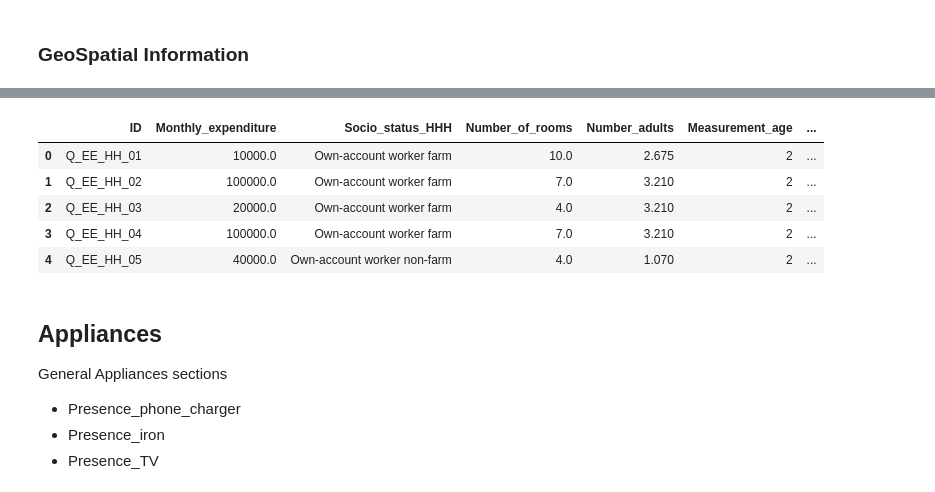
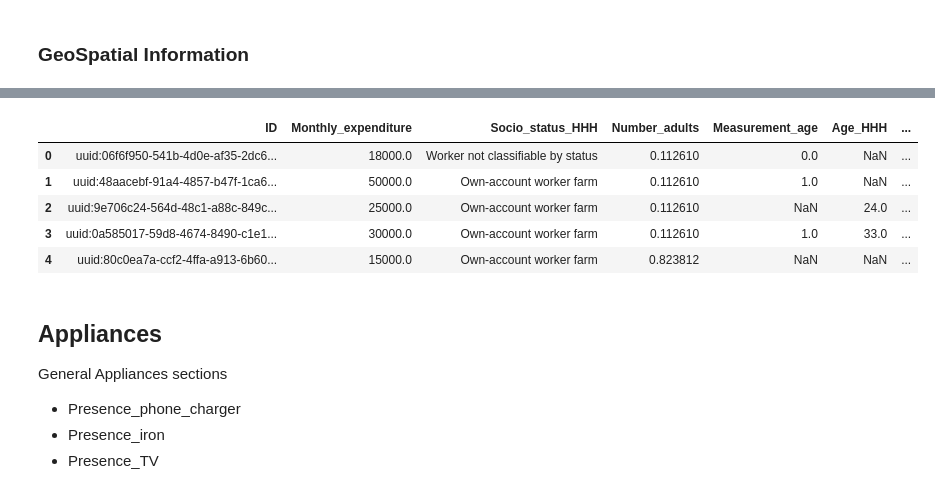
Before and after one commit to SESAM-Polimi/offgrid-demand-estimation, a Jupyter notebook: datasets/CEFA_Tanzania/2017_EE.ipynb, the cells around one changed output, grey strips where cells are left out. Cells and saved outputs as stored; diff of their text form; code cells hidden in the pictures.

```diff
--- a/datasets/CEFA_Tanzania/2017_EE.ipynb
+++ b/datasets/CEFA_Tanzania/2017_EE.ipynb
@@ -159,0 +175,16 @@ Q_Results_General = Q_Results_General.new_feature("Climate_zone_lev_2",
+# %%
+tanzania_age_distr = pd.read_excel(root.joinpath("Tanzania.xlsx"))
+
+
+def calculate_age_distribution(start, finish, threshold, age_distribution: [float]):
+    distribution = [0, 0]
+    for i in np.arange(start, finish + 1):
+        if i < threshold:
+            distribution[0] = age_distribution[i]
+        else:
+            distribution[1] += age_distribution[i]
+
+    return [x / sum(distribution) for x in distribution]
+
+
+tanzania_age_distribution = tanzania_age_distr['Distr']
@@ -206,0 +245,6 @@ Q_Results_General.preview()
+# %%
+Q_General = Q_General.new_feature('Education_level_HHH',
+                                  common_modifiers.categorize('Education', Education_level_original2final))
+Q_General = Q_General.new_feature('Socio_status_HHH',
+                                  common_modifiers.categorize('HH_source', Socio_status_original2final))
+Q_General.preview()
@@ -206,0 +259,14 @@ Q_Results_General.preview()
+# %%
+Q_General = Q_General.apply(common_modifiers.rename({
+    'HH_income': 'Income_of_household',
+    'HH_expenditure': 'Monthly_expenditure',
+}))
+# HH_with_home_business
+
+
+Q_General = Q_General.new_feature('HH_with_home_business',
+                                  common_modifiers.single_column_assignment('HH_business_old', '-', 'not_empty', 'Yes',
+                                                                            'No'))
+Q_General = Q_General.apply(common_modifiers.add_const_driver('Survey_date', '2017'))
+Q_General = Q_General.new_feature('Measurement_age', lambda x: float(x['Survey_date']) - float(x['Electricity_use-Acces_date']))
+Q_General.preview()
@@ -207,19 +281,20 @@ Q_Results_General.preview()
 # %%
-Q_Results_General = Q_Results_General.select(
+Q_General = Q_General.select(
     [ID_COL, 'Monthly_expenditure',
-     'Socio_status_HHH', 'Number_of_rooms', 'Number_adults',
-     'Measurement_age', 'Tariff_payment_frequency',
+     'Socio_status_HHH', 'Number_adults',
+     'Measurement_age',
+     'Age_HHH',
      'Education_level_HHH', 'Income_of_household',
      'Climate_zone_lev_1', 'Climate_zone_lev_2'])
 # %%
-Q_Results_General.preview()
+Q_General.preview()
 # %% [output]
-|  | ID | Monthly_expenditure | Socio_status_HHH | Number_of_rooms | Number_adults | Measurement_age | ... |
-| 0 | Q_EE_HH_01 | 10000.0 | Own-account worker farm | 10.0 | 2.675 | 2 | ... |
-| 1 | Q_EE_HH_02 | 100000.0 | Own-account worker farm | 7.0 | 3.210 | 2 | ... |
-| 2 | Q_EE_HH_03 | 20000.0 | Own-account worker farm | 4.0 | 3.210 | 2 | ... |
-| 3 | Q_EE_HH_04 | 100000.0 | Own-account worker farm | 7.0 | 3.210 | 2 | ... |
-| 4 | Q_EE_HH_05 | 40000.0 | Own-account worker non-farm | 4.0 | 1.070 | 2 | ... |
+|  | ID | Monthly_expenditure | Socio_status_HHH | Number_adults | Measurement_age | Age_HHH | ... |
+| 0 | uuid:06f6f950-541b-4d0e-af35-2dc6... | 18000.0 | Worker not classifiable by status | 0.112610 | 0.0 | NaN | ... |
+| 1 | uuid:48aacebf-91a4-4857-b47f-1ca6... | 50000.0 | Own-account worker farm | 0.112610 | 1.0 | NaN | ... |
+| 2 | uuid:9e706c24-564d-48c1-a88c-849c... | 25000.0 | Own-account worker farm | 0.112610 | NaN | 24.0 | ... |
+| 3 | uuid:0a585017-59d8-4674-8490-c1e1... | 30000.0 | Own-account worker farm | 0.112610 | 1.0 | 33.0 | ... |
+| 4 | uuid:80c0ea7a-ccf2-4ffa-a913-6b60... | 15000.0 | Own-account worker farm | 0.823812 | NaN | NaN | ... |
 # %% [markdown]
 ## Appliances
 General Appliances sections
```
Also changed, not shown: parts of 27 cells of this notebook, 3 other files.
